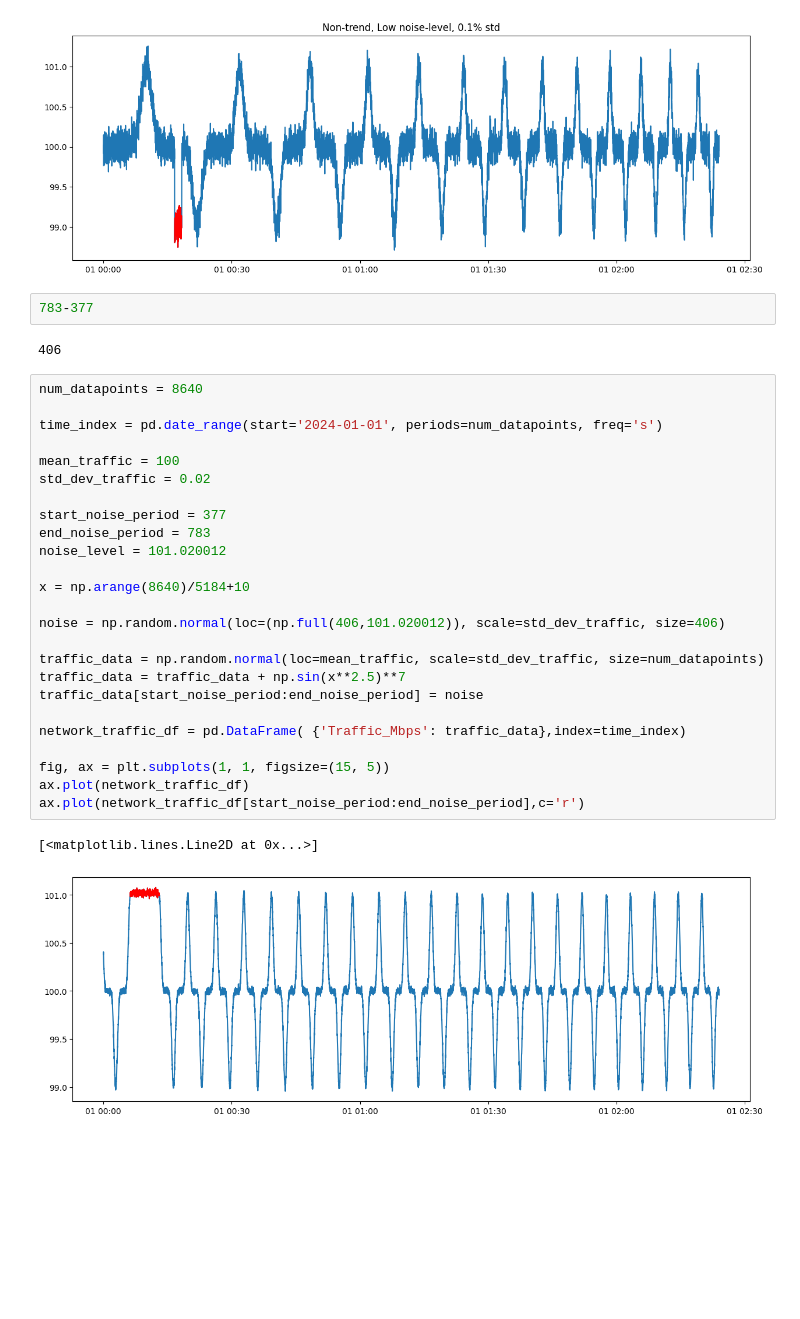
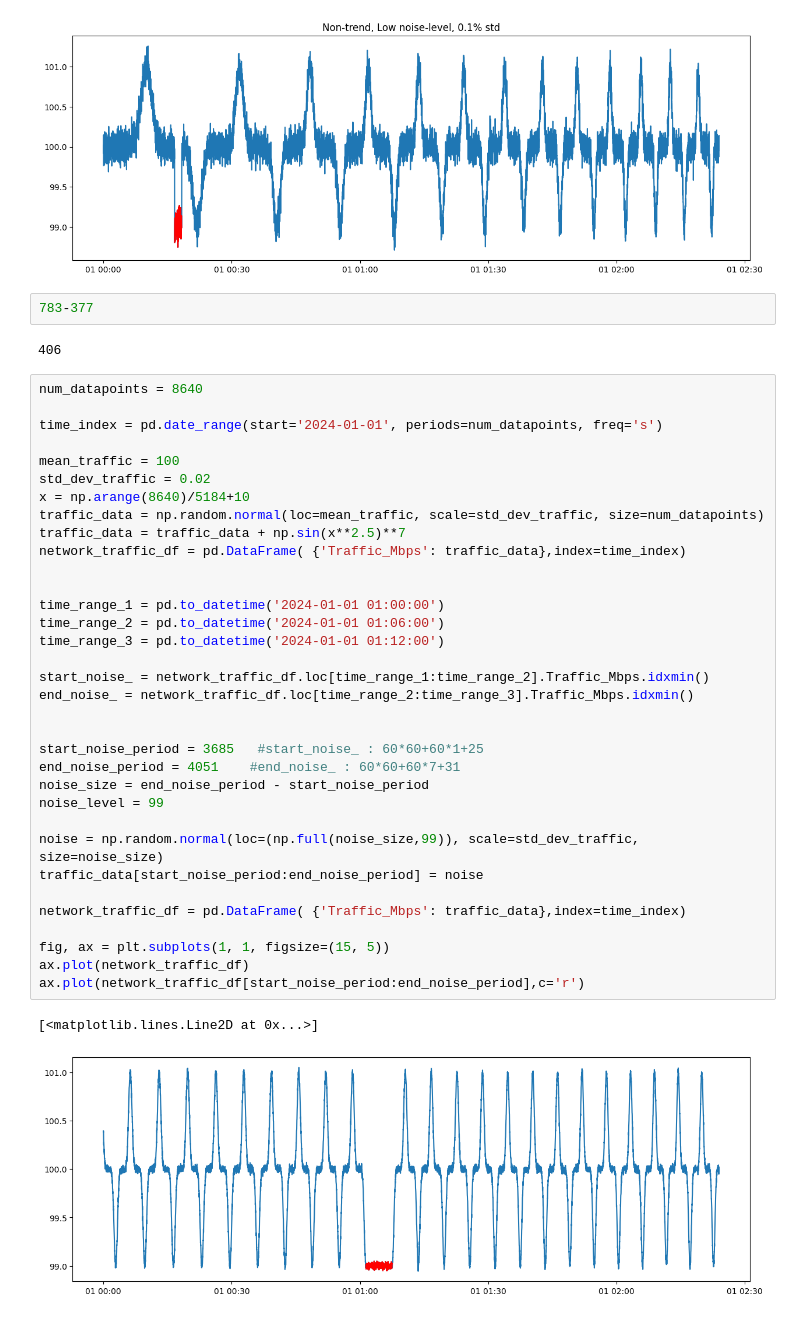
Before and after one commit to ritvien/A-Survey-Segmental-Algorithms, a Jupyter notebook: Prepare data.ipynb, the cells around one changed output. Cells and saved outputs as stored; diff of their text form; blank space fills up the shorter version.

```diff
--- a/Prepare data.ipynb
+++ b/Prepare data.ipynb
@@ -248,35 +248,44 @@ ax.plot(network_traffic_df[start_noise_period:end_noise_period],c='r')
 ax.set_title('Non-trend, Low noise-level, 0.1% std');
 # %% [output]
 [figure]
-# %%
-783-377
-# %% [output]
-406
+# %%
+783-377
+# %% [output]
+406
 # %%
 num_datapoints = 8640
 
 time_index = pd.date_range(start='2024-01-01', periods=num_datapoints, freq='s')
 
 mean_traffic = 100
 std_dev_traffic = 0.02
-
-start_noise_period = 377
-end_noise_period = 783
-noise_level = 101.020012
-
 x = np.arange(8640)/5184+10
-
-noise = np.random.normal(loc=(np.full(406,101.020012)), scale=std_dev_traffic, size=406)
-
 traffic_data = np.random.normal(loc=mean_traffic, scale=std_dev_traffic, size=num_datapoints)
 traffic_data = traffic_data + np.sin(x**2.5)**7
+network_traffic_df = pd.DataFrame( {'Traffic_Mbps': traffic_data},index=time_index)
+
+
+time_range_1 = pd.to_datetime('2024-01-01 01:00:00')
+time_range_2 = pd.to_datetime('2024-01-01 01:06:00')
+time_range_3 = pd.to_datetime('2024-01-01 01:12:00')
+
+start_noise_ = network_traffic_df.loc[time_range_1:time_range_2].Traffic_Mbps.idxmin()
+end_noise_ = network_traffic_df.loc[time_range_2:time_range_3].Traffic_Mbps.idxmin()
+
+
+start_noise_period = 3685   #start_noise_ : 60*60+60*1+25
+end_noise_period = 4051    #end_noise_ : 60*60+60*7+31
+noise_size = end_noise_period - start_noise_period
+noise_level = 99
+
+noise = np.random.normal(loc=(np.full(noise_size,99)), scale=std_dev_traffic, size=noise_size)
 traffic_data[start_noise_period:end_noise_period] = noise
 
 network_traffic_df = pd.DataFrame( {'Traffic_Mbps': traffic_data},index=time_index)
 
 fig, ax = plt.subplots(1, 1, figsize=(15, 5))
 ax.plot(network_traffic_df)
 ax.plot(network_traffic_df[start_noise_period:end_noise_period],c='r')
 # %% [output]
 [<matplotlib.lines.Line2D at 0x...>]
-[figure, old version]
+[figure, new version]
```
Also changed, not shown: parts of 13 cells of this notebook.
